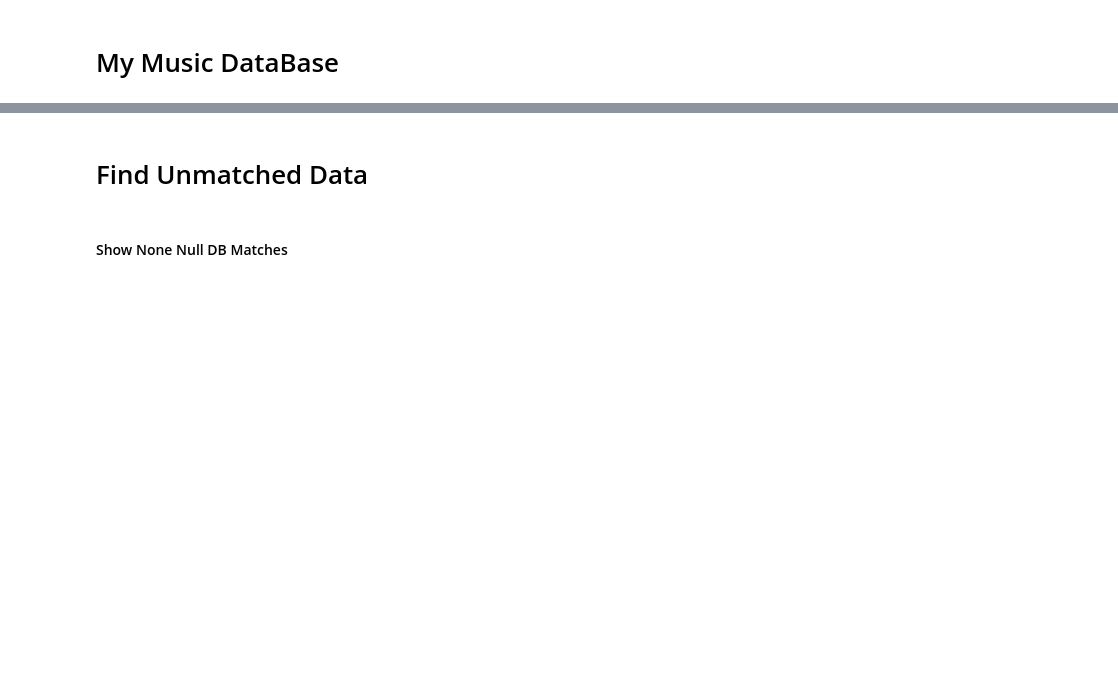
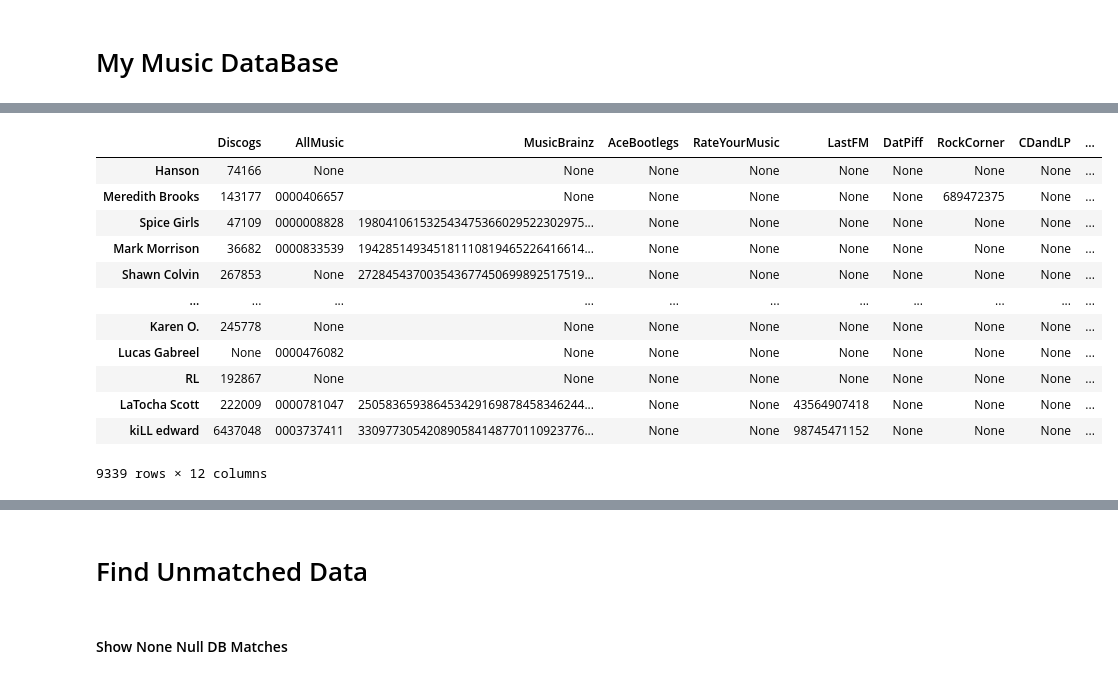
Before and after one commit to tgadf/music, a Jupyter notebook: Analysis.ipynb, the cells around one changed output, grey strips where cells are left out. Saved outputs shown, nothing was run; the diff lists cells and outputs as text; code cells hidden in the pictures; blank space fills up the shorter version.

```diff
--- a/Analysis.ipynb
+++ b/Analysis.ipynb
@@ -142,0 +224,4 @@ matched
+# %%
+from ioUtils import getFile
+chartData = getFile("../charts/matchedChartArtists.p")
+chartData
@@ -142,0 +270,16 @@ matched
+# %%
+DataFrame(chartData).T
+# %% [output]
+|  | Discogs | AllMusic | MusicBrainz | AceBootlegs | RateYourMusic | LastFM | DatPiff | RockCorner | CDandLP | ... |
+| Hanson | 74166 | None | None | None | None | None | None | None | None | ... |
+| Meredith Brooks | 143177 | 0000406657 | None | None | None | None | None | 689472375 | None | ... |
+| Spice Girls | 47109 | 0000008828 | 198041061532543475366029522302975... | None | None | None | None | None | None | ... |
+| Mark Morrison | 36682 | 0000833539 | 194285149345181110819465226416614... | None | None | None | None | None | None | ... |
+| Shawn Colvin | 267853 | None | 272845437003543677450699892517519... | None | None | None | None | None | None | ... |
+| ... | ... | ... | ... | ... | ... | ... | ... | ... | ... | ... |
+| Karen O. | 245778 | None | None | None | None | None | None | None | None | ... |
+| Lucas Gabreel | None | 0000476082 | None | None | None | None | None | None | None | ... |
+| RL | 192867 | None | None | None | None | None | None | None | None | ... |
+| LaTocha Scott | 222009 | 0000781047 | 250583659386453429169878458346244... | None | None | 43564907418 | None | None | None | ... |
+| kiLL edward | 6437048 | 0003737411 | 330977305420890584148770110923776... | None | None | 98745471152 | None | None | None | ... |
+9339 rows × 12 columns
```
Also changed, not shown: parts of 22 cells of this notebook, 4 other files.
